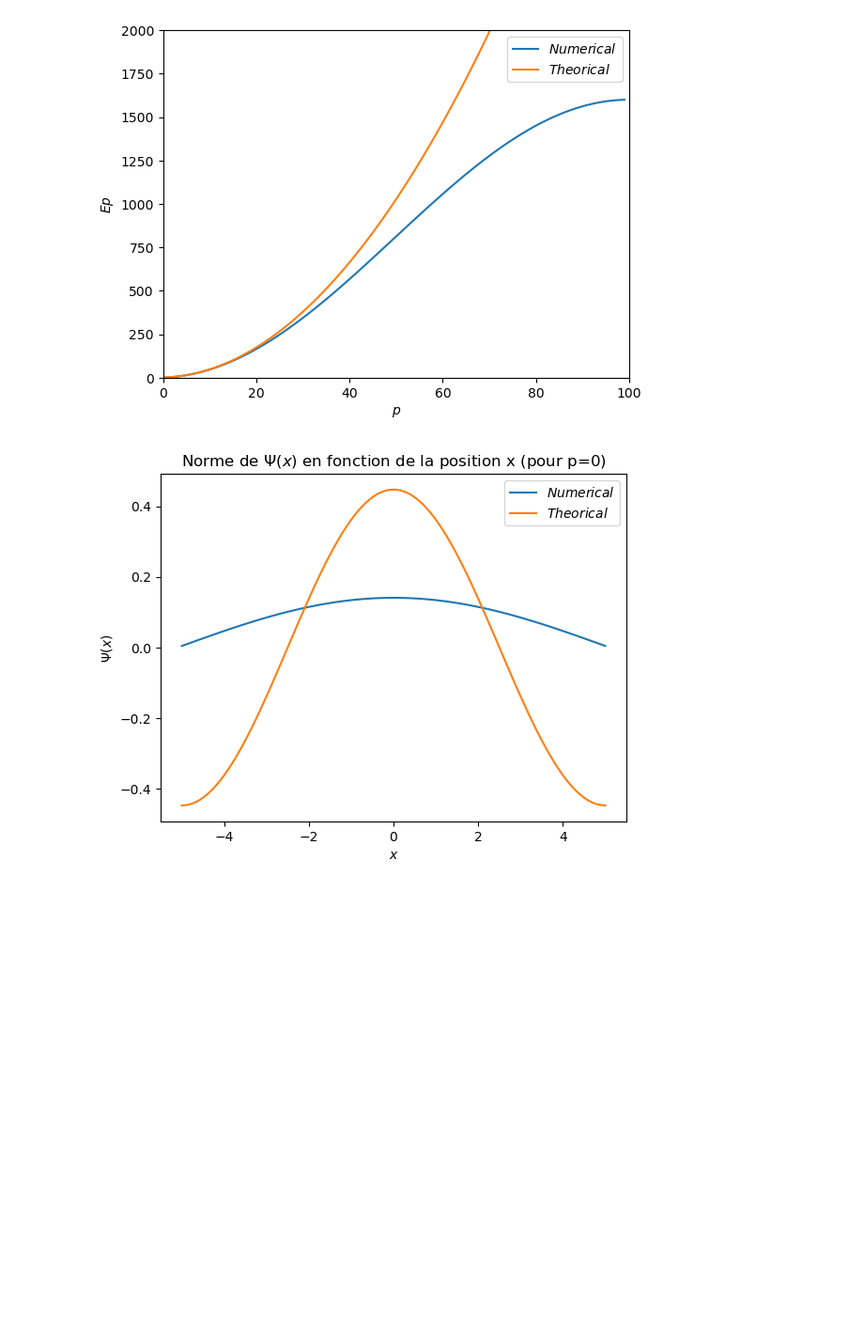
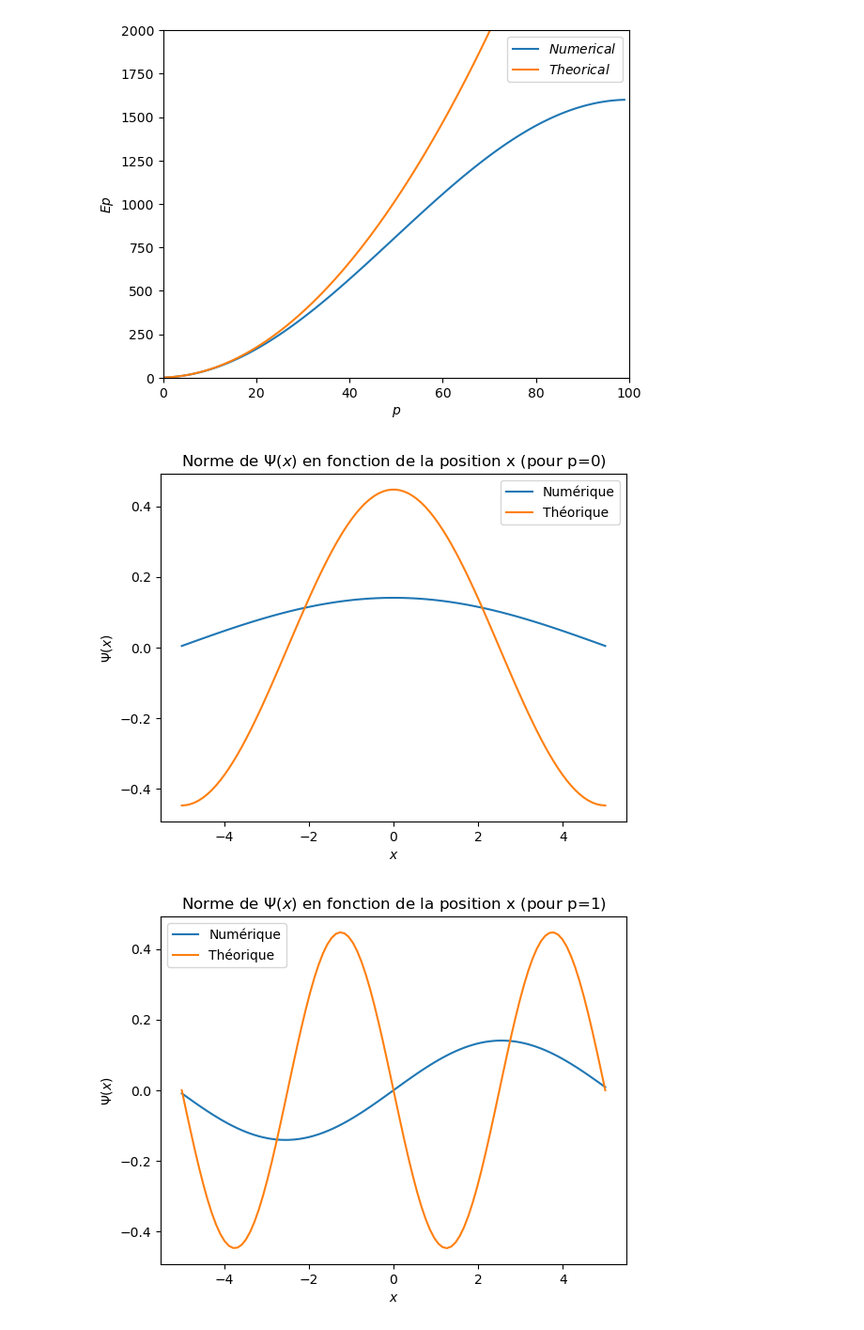
Before and after one commit to lucasboistay/shrodinger_simulation, a Jupyter notebook: etat_stationnaire/Untitled.ipynb, the cells around one changed output. Shown at 94% size. Drawn from its saved outputs; the diff is of its cells as text; code cells hidden in the pictures; blank space fills up the shorter version.

Commit message:
Explication exo 1 readme et multiple graphique avec nom save

```diff
--- a/etat_stationnaire/Untitled.ipynb
+++ b/etat_stationnaire/Untitled.ipynb
@@ -156,27 +156,30 @@ plt.show()
 # %%
 # On compare le théorique et le calculé pour psi
 
 def psi_theo(p):
     psi_theo = np.zeros(N)
     for i in range(N):
         psi_theo[i] = np.sqrt(1/L)*np.sin(((p+1)*np.pi*(x[i]+L/2))/L)
     return psi_theo
 
 def psi_num(p):
     psi_num = np.zeros(N)
     for i in range(N):
         psi_num[i] = v[i][p]
     return psi_num
 
 p = 0
 
-plt.plot(x,psi_num(p),label="$Numerical$")
-plt.plot(x,psi_theo(p),label = "$Theorical$")
-plt.xlabel('$x$')
-plt.ylabel('$\Psi(x)$')
-plt.title('Norme de $\Psi(x)$ en fonction de la position x (pour p=$%.i$)' %p)
-plt.legend()
-plt.savefig('psi_fonction_de_x_p0',f)
-plt.show()
+for i in range(3):
+    p=i
+    plt.plot(x,psi_num(p),label="Numérique")
+    plt.plot(x,psi_theo(p),label = "Théorique")
+    plt.xlabel('$x$')
+    plt.ylabel('$\Psi(x)$')
+    plt.title('Norme de $\Psi(x)$ en fonction de la position x (pour p=$%.i$)' %p)
+    plt.legend()
+    plt.savefig('document/psi_fonction_de_x_p%.i_potentiel_nul.pdf' %p,format='pdf')
+    plt.show()
 # %% [output]
-[figure, old version]
+[figure, new version]
+[figure, added]
```
Also changed, not shown: parts of 1 cell of this notebook, 5 other files.
